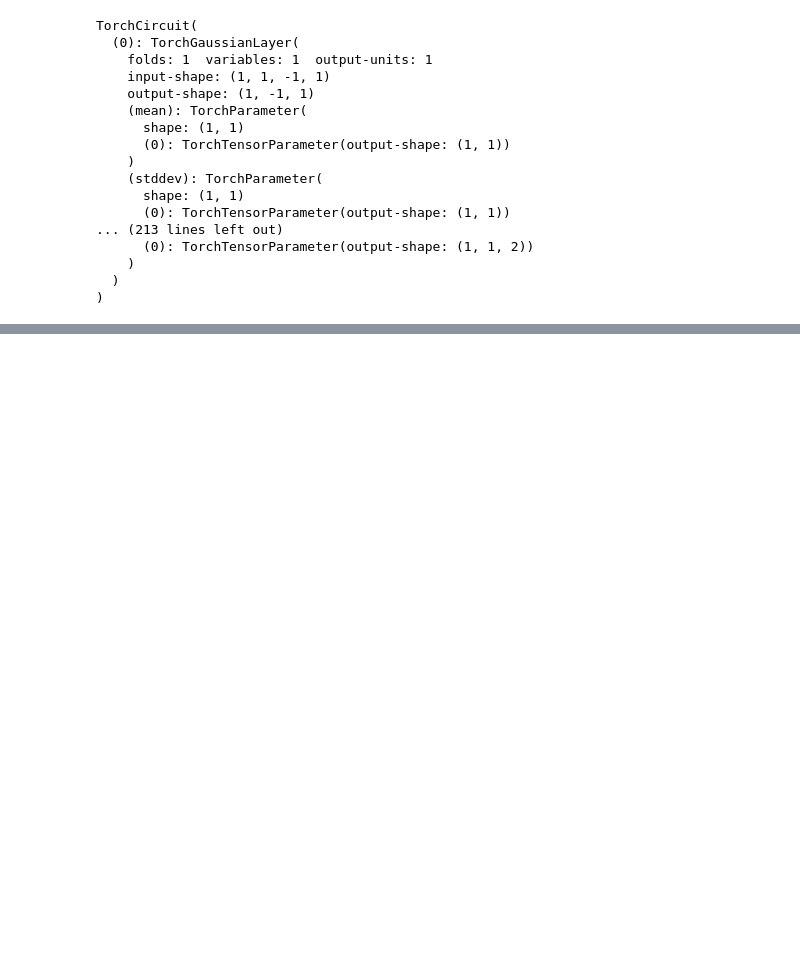
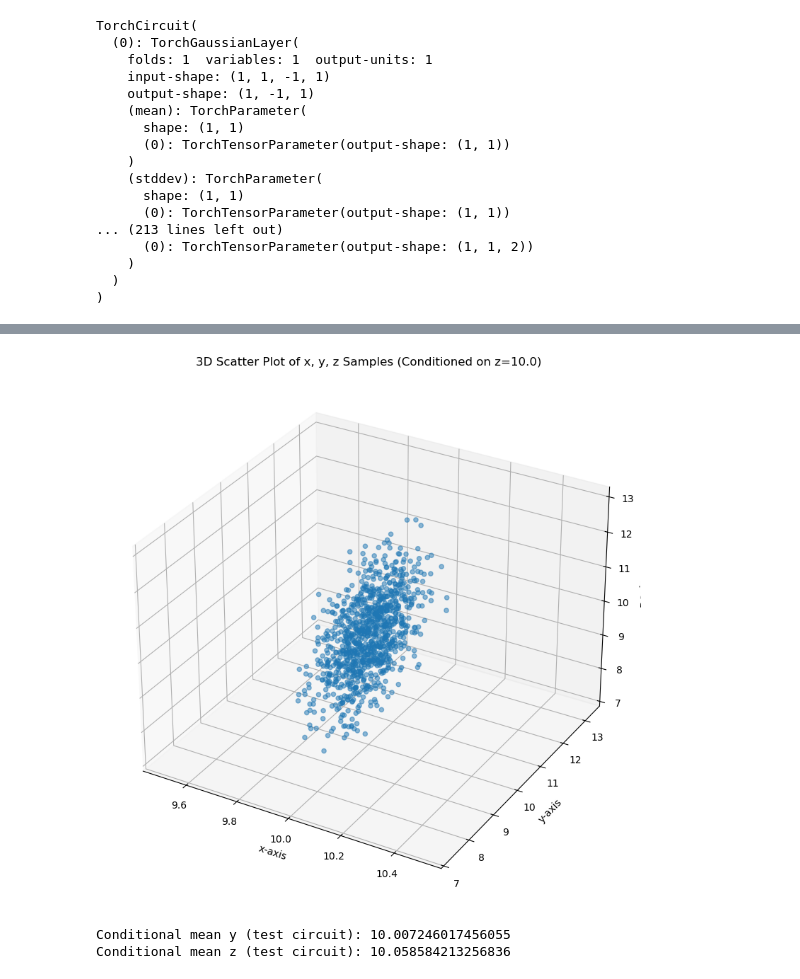
Before and after one commit to dylanxp/cirkit, a Jupyter notebook: notebooks/conditional-sampling.ipynb, the cells around one changed output, grey strips where cells are left out. Cells and saved outputs as stored; diff of their text form; code cells hidden in the pictures; blank space fills up the shorter version.

```diff
--- a/notebooks/conditional-sampling.ipynb
+++ b/notebooks/conditional-sampling.ipynb
@@ -562,0 +592,28 @@ class SimpleCircuit3D():
+# %%
+cond_samples_test = test_circuit.conditional_sample(
+    num_samples=1000,
+    observed_dims=('x',),
+    observed_vals={'x': torch.tensor(10.0)}
+)
+# %%
+# Plot the unconditional samples from the test circuit
+# 3D plot of x, y, z
+fig = plt.figure(figsize=(10, 8))
+ax = fig.add_subplot(111, projection='3d')
+ax.scatter(cond_samples_test[:, 0], cond_samples_test[:, 1], cond_samples_test[:, 2], alpha=0.5)
+ax.set_title("3D Scatter Plot of x, y, z Samples (Conditioned on z=10.0)")
+ax.set_xlabel("x-axis")
+ax.set_ylabel("y-axis")
+ax.set_zlabel("z-axis")
+plt.tight_layout()
+plt.show()
+# %% [output]
+[figure, added]
+# %%
+cond_mean_y_test = cond_samples_test[:, 1].mean().item()
+cond_mean_z_test = cond_samples_test[:, 2].mean().item()
+print(f'Conditional mean y (test circuit): {cond_mean_y_test}')
+print(f'Conditional mean z (test circuit): {cond_mean_z_test}')
+# %% [output]
+Conditional mean y (test circuit): 10.007246017456055
+Conditional mean z (test circuit): 10.058584213256836
```
Also changed, not shown: parts of 22 cells of this notebook.
